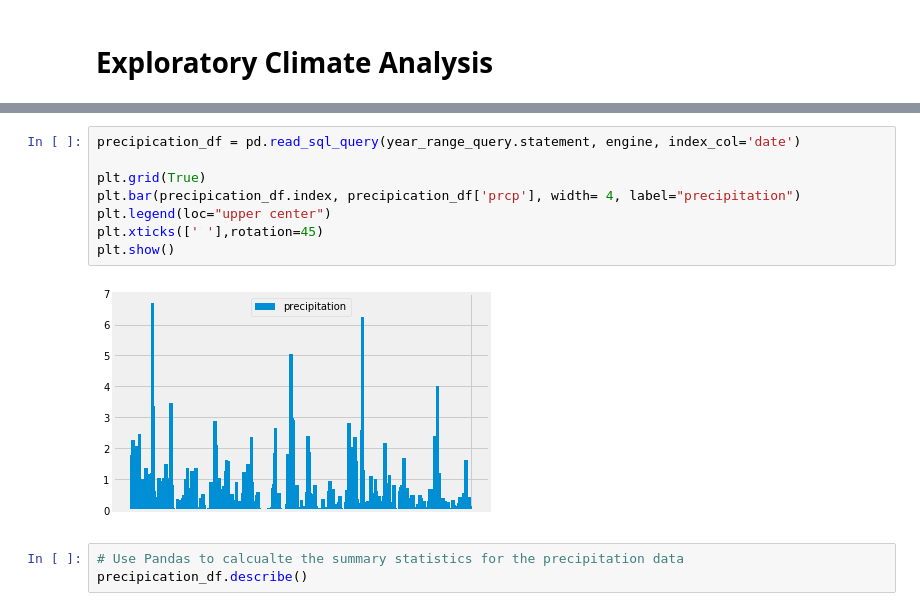
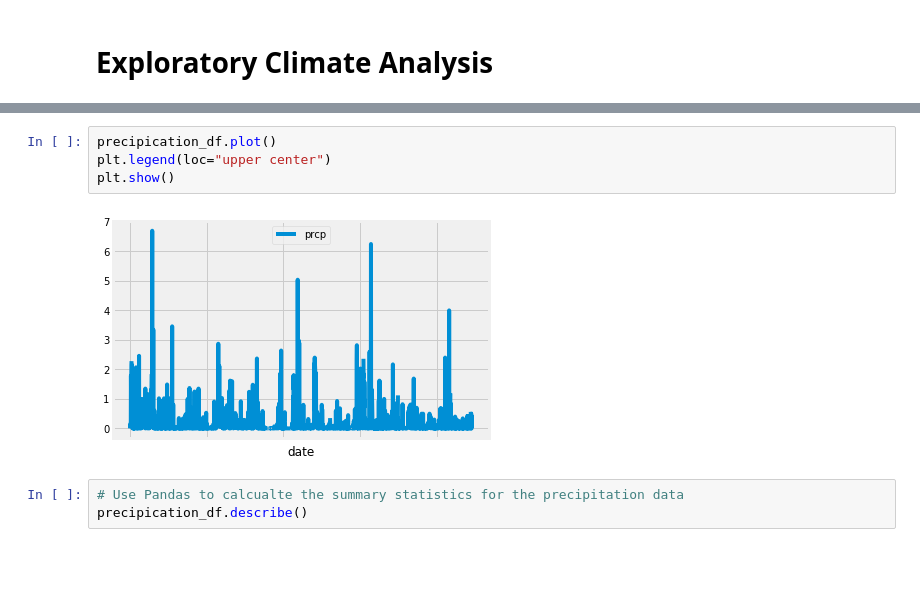
Before and after one commit to ulyssey28/Advanced-Data-Storage-and-Retrieval-, a Jupyter notebook: final_climate.ipynb, the cells around one changed output, grey strips where cells are left out. Cells and saved outputs as stored; diff of their text form; blank space fills up the shorter version.

```diff
--- a/final_climate.ipynb
+++ b/final_climate.ipynb
@@ -111,13 +110,9 @@ precipication_df.head()
-# %%
-precipication_df = pd.read_sql_query(year_range_query.statement, engine, index_col='date')
-
-plt.grid(True)
-plt.bar(precipication_df.index, precipication_df['prcp'], width= 4, label="precipitation")
-plt.legend(loc="upper center")
-plt.xticks([' '],rotation=45)
-plt.show()
-# %% [output]
-[figure, removed]
+# %%
+precipication_df.plot()
+plt.legend(loc="upper center")
+plt.show()
+# %% [output]
+[figure, added]
 # %%
 # Use Pandas to calcualte the summary statistics for the precipitation data
 precipication_df.describe()
```
Also changed, not shown: parts of 3 cells of this notebook.
